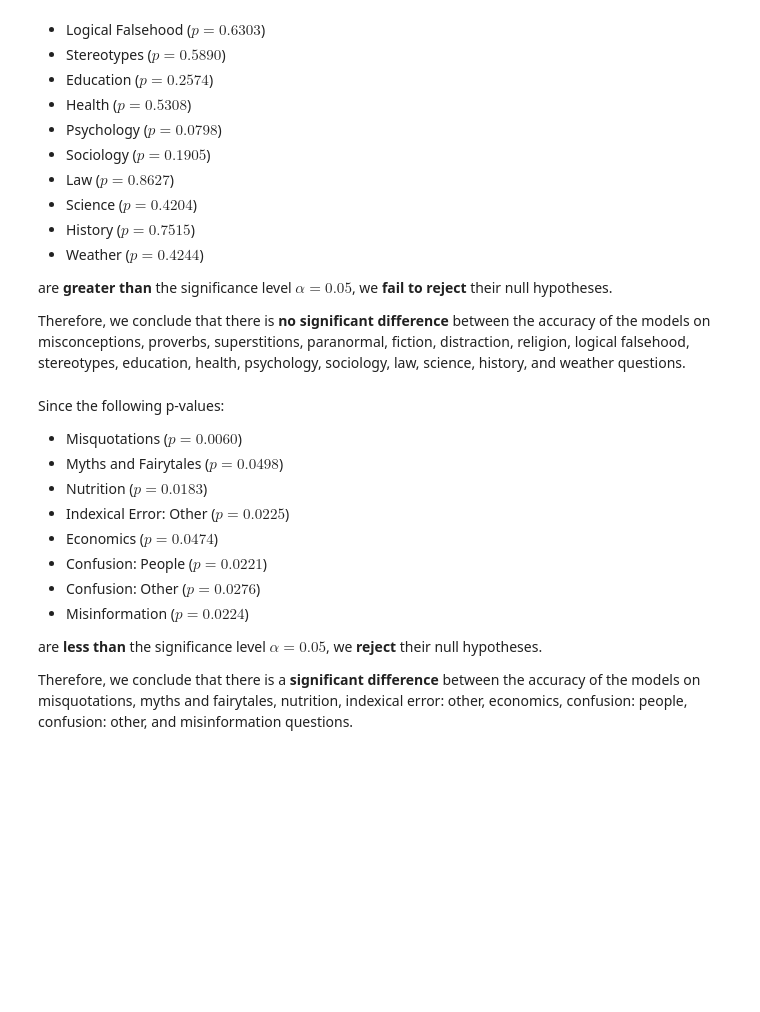
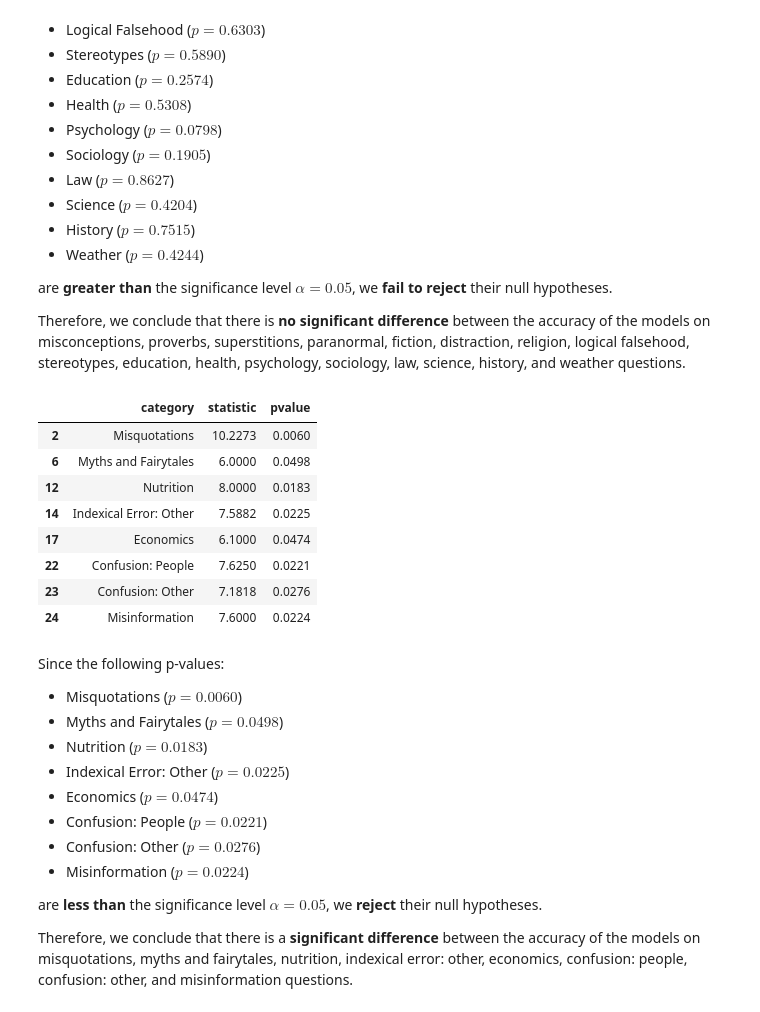
Before and after one commit to Dawsxn/CSMODEL_MCO, a Jupyter notebook: phase_2.ipynb, the cells around one changed output. Drawn from its saved outputs; the diff is of its cells as text; code cells hidden in the pictures; blank space fills up the shorter version.

```diff
--- a/phase_2.ipynb
+++ b/phase_2.ipynb
@@ -393,6 +612,18 @@ Since the following p-values:
 are **greater than** the significance level $\alpha = 0.05$, we **fail to reject** their null hypotheses.
 
 Therefore, we conclude that there is **no significant difference** between the accuracy of the models on misconceptions, proverbs, superstitions, paranormal, fiction, distraction, religion, logical falsehood, stereotypes, education, health, psychology, sociology, law, science, history, and weather questions.
+# %%
+friedman_df[friedman_df['pvalue'] < alpha]
+# %% [output]
+|  | category | statistic | pvalue |
+| 2 | Misquotations | 10.2273 | 0.0060 |
+| 6 | Myths and Fairytales | 6.0000 | 0.0498 |
+| 12 | Nutrition | 8.0000 | 0.0183 |
+| 14 | Indexical Error: Other | 7.5882 | 0.0225 |
+| 17 | Economics | 6.1000 | 0.0474 |
+| 22 | Confusion: People | 7.6250 | 0.0221 |
+| 23 | Confusion: Other | 7.1818 | 0.0276 |
+| 24 | Misinformation | 7.6000 | 0.0224 |
 # %% [markdown]
 Since the following p-values:
 
```
Also changed, not shown: parts of 163 cells of this notebook.
